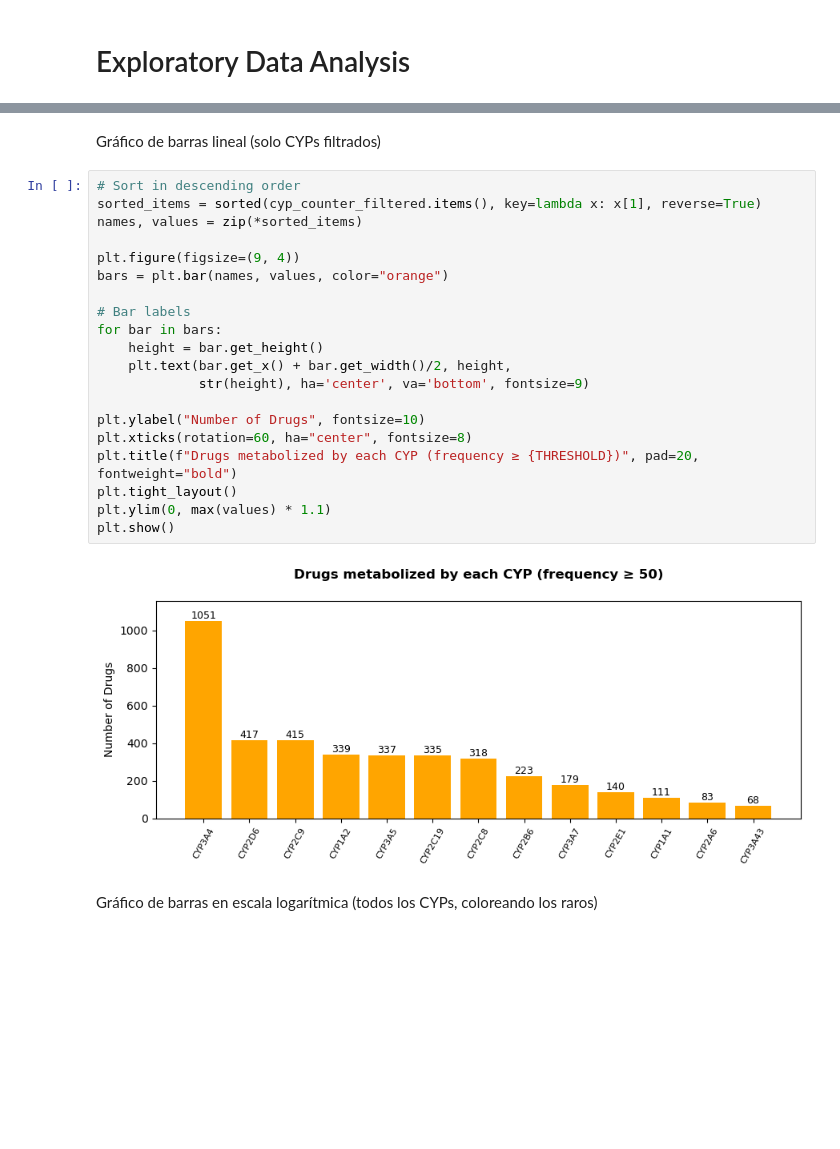
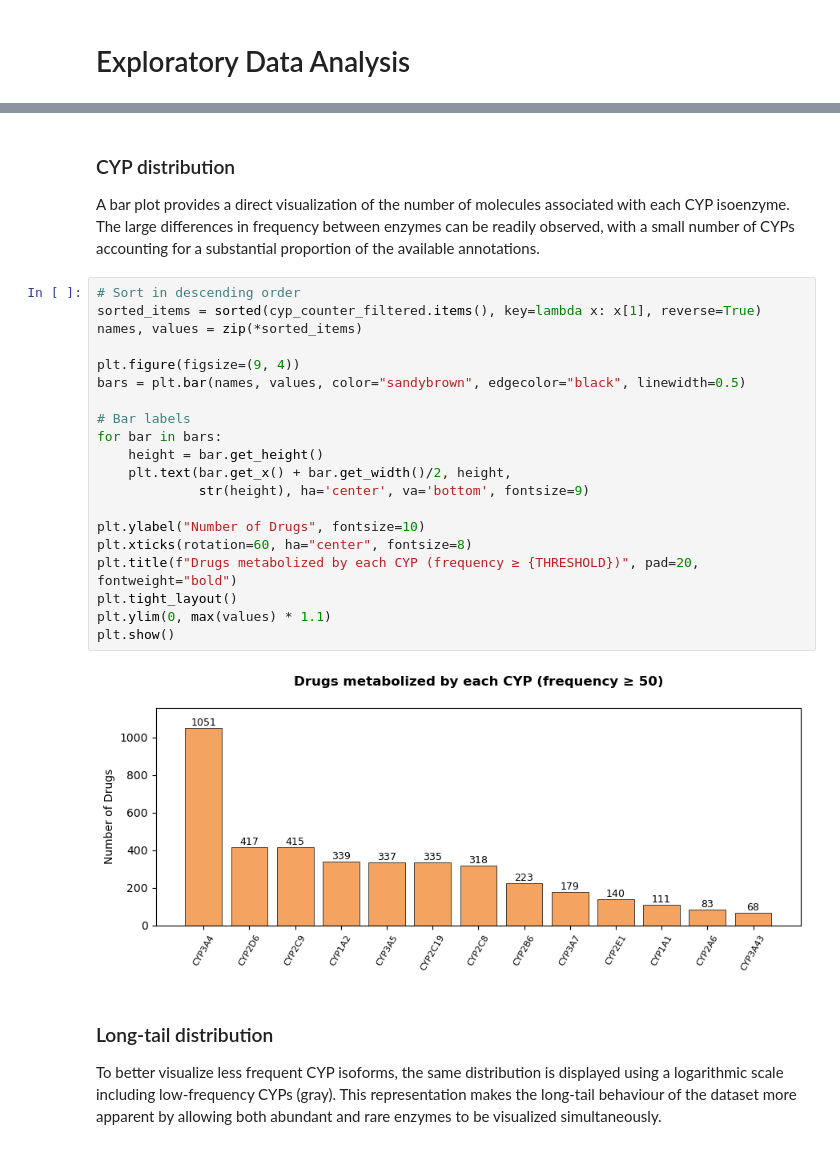
Before and after one commit to grobles17/IMF_TFM_Drug_Metabolism, a Jupyter notebook: DataBases/eda_db.ipynb, the cells around one changed output, grey strips where cells are left out. Saved outputs shown, nothing was run; the diff lists cells and outputs as text; blank space fills up the shorter version.

```diff
--- a/DataBases/eda_db.ipynb
+++ b/DataBases/eda_db.ipynb
@@ -101,29 +89,33 @@ CYPs con frecuencia >= 50:
 # %% [markdown]
-Gráfico de barras lineal (solo CYPs filtrados)
+### CYP distribution
+
+A bar plot provides a direct visualization of the number of molecules associated with each CYP isoenzyme. The large differences in frequency between enzymes can be readily observed, with a small number of CYPs accounting for a substantial proportion of the available annotations.
 # %%
 # Sort in descending order
 sorted_items = sorted(cyp_counter_filtered.items(), key=lambda x: x[1], reverse=True)
 names, values = zip(*sorted_items)
 
 plt.figure(figsize=(9, 4))
-bars = plt.bar(names, values, color="orange")
+bars = plt.bar(names, values, color="sandybrown", edgecolor="black", linewidth=0.5)
 
 # Bar labels
 for bar in bars:
     height = bar.get_height()
     plt.text(bar.get_x() + bar.get_width()/2, height,
              str(height), ha='center', va='bottom', fontsize=9)
 
 plt.ylabel("Number of Drugs", fontsize=10)
 plt.xticks(rotation=60, ha="center", fontsize=8)
 plt.title(f"Drugs metabolized by each CYP (frequency ≥ {THRESHOLD})", pad=20, fontweight="bold")
 plt.tight_layout()
 plt.ylim(0, max(values) * 1.1)
 plt.show()
 # %% [output]
-[figure, old version]
+[figure, new version]
 # %% [markdown]
- Gráfico de barras en escala logarítmica (todos los CYPs, coloreando los raros)
+### Long-tail distribution
+
+To better visualize less frequent CYP isoforms, the same distribution is displayed using a logarithmic scale including low-frequency CYPs (gray). This representation makes the long-tail behaviour of the dataset more apparent by allowing both abundant and rare enzymes to be visualized simultaneously.
 # %%
 # Ensure sorted DataFrame for plotting
 df_freq_all_sorted = df_freq_all.sort_values("DrugCount", ascending=False)
```
Also changed, not shown: parts of 14 cells of this notebook, 1 other file.
